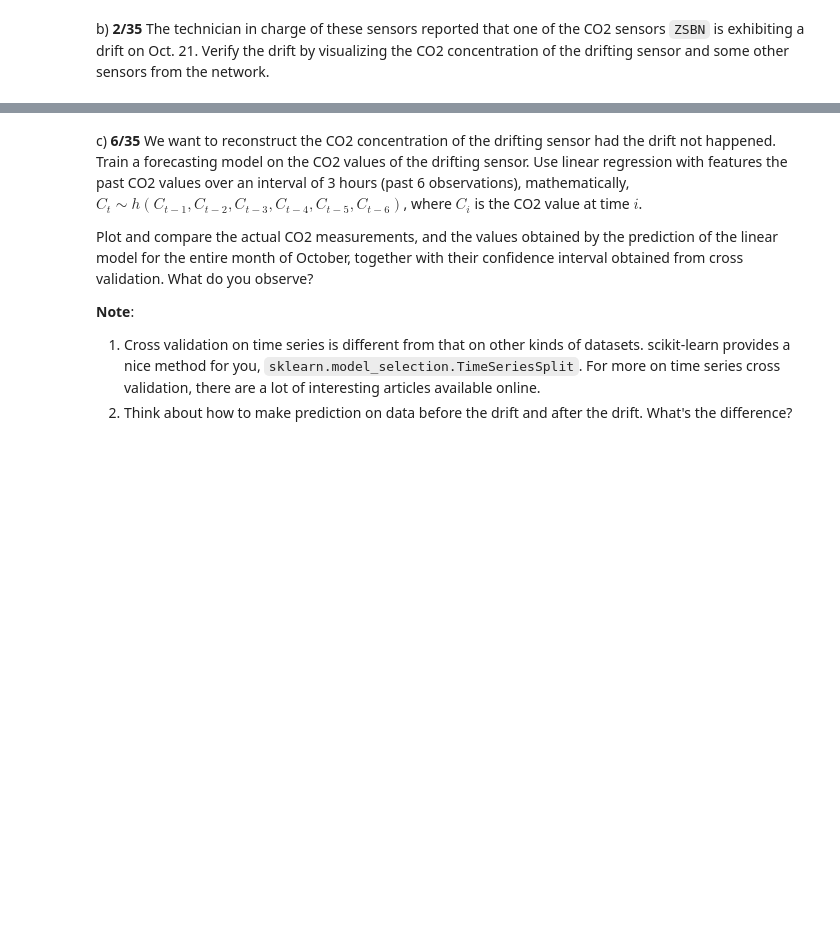
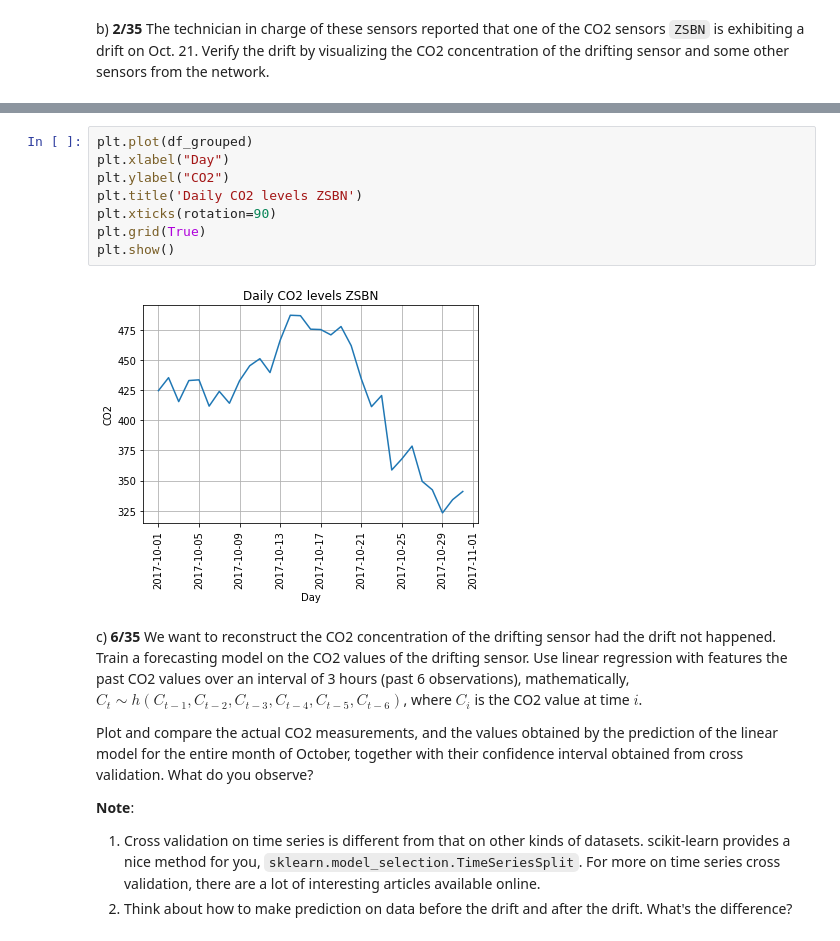
Before and after one commit to FurkanKarakas/dslab-homework-2, a Jupyter notebook: notebooks/DSLab_homework-2.ipynb, the cells around one changed output, grey strips where cells are left out. Cells and saved outputs as stored; diff of their text form; blank space fills up the shorter version.

```diff
--- a/notebooks/DSLab_homework-2.ipynb
+++ b/notebooks/DSLab_homework-2.ipynb
@@ -296,3 +326,13 @@ b) **2/35** The technician in charge of these sensors reported that one of the C
+# %%
+plt.plot(df_grouped)
+plt.xlabel("Day")
+plt.ylabel("CO2")
+plt.title('Daily CO2 levels ZSBN')
+plt.xticks(rotation=90)
+plt.grid(True)
+plt.show()
+# %% [output]
+[figure, added]
 # %% [markdown]
 c) **6/35** We want to reconstruct the CO2 concentration of the drifting sensor had the drift not happened. Train a forecasting model on the CO2 values of the drifting sensor. Use linear regression with features the past CO2 values over an interval of 3 hours (past 6 observations), mathematically, $C_t \sim h(C_{t-1}, C_{t-2}, C_{t-3}, C_{t-4}, C_{t-5}, C_{t-6})$, where $C_i$ is the CO2 value at time $i$.
 
```
Also changed, not shown: parts of 3 cells of this notebook.
